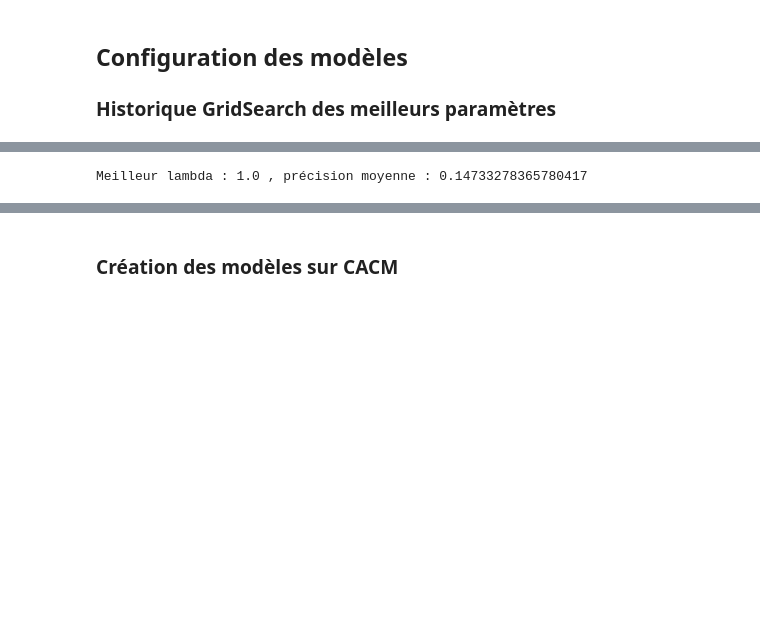
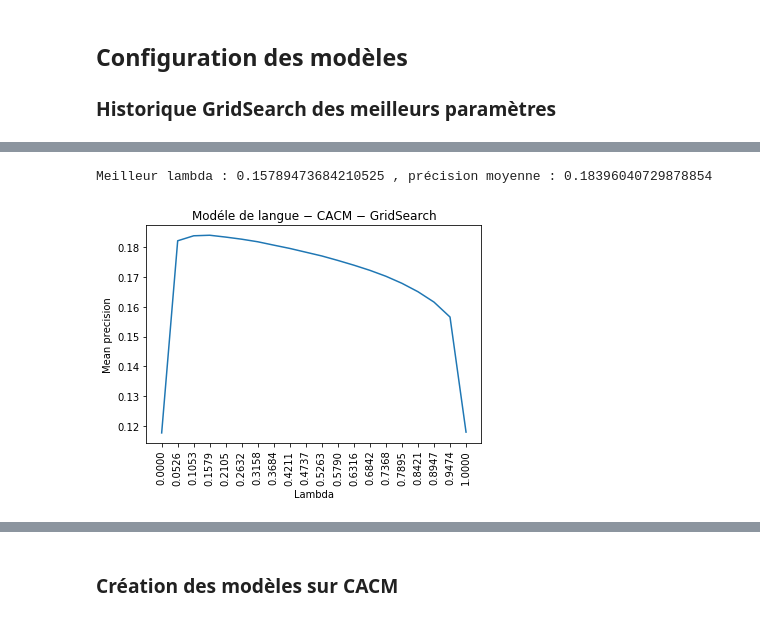
Before and after one commit to samutamm/RI, a Jupyter notebook: evaluation_visualisation_all_models.ipynb, the cells around one changed output, grey strips where cells are left out. Saved outputs shown, nothing was run; the diff lists cells and outputs as text; code cells hidden in the pictures; blank space fills up the shorter version.

Commit message:
corrections language model

```diff
--- a/evaluation_visualisation_all_models.ipynb
+++ b/evaluation_visualisation_all_models.ipynb
@@ -35,7 +32,7 @@ Metamodel
 ## Configuration des modèles
 ### Historique GridSearch des meilleurs paramètres
 # %%
-with open('models/lang_results_cacm_w2.pickle', 'rb') as f:
+with open('models/lang_results_corrected_cacm_w2.pickle', 'rb') as f:
     lang_cacm_results = pickle.load(f)
 # %%
 with open('models/lang_results_cisi_w2.pickle', 'rb') as f:
@@ -49,7 +46,7 @@ with open('models/bm25_results_cisi_w2.pickle', 'rb') as f:
 # %%
 #lambda_values = np.linspace(0,1,100)
 plt.figure()
-lambda_values = np.geomspace(1e-5, 1, 100)
+lambda_values = np.linspace(1e-5, 1, 20)
 plt.title("Modéle de langue − CACM − GridSearch")
 plt.xlabel("Lambda")
 plt.ylabel('Mean precision')
@@ -66,4 +61,5 @@ print("Meilleur lambda :", lang_cacm_results[idx, 0]['lambd'], ', précision moy
-Meilleur lambda : 1.0 , précision moyenne : 0.14733278365780417
+Meilleur lambda : 0.15789473684210525 , précision moyenne : 0.18396040729878854
+[figure, added]
 # %%
 #lambda_values = np.linspace(0,1,100)
 plt.figure()
```
Also changed, not shown: parts of 11 cells of this notebook, 2 other files.
